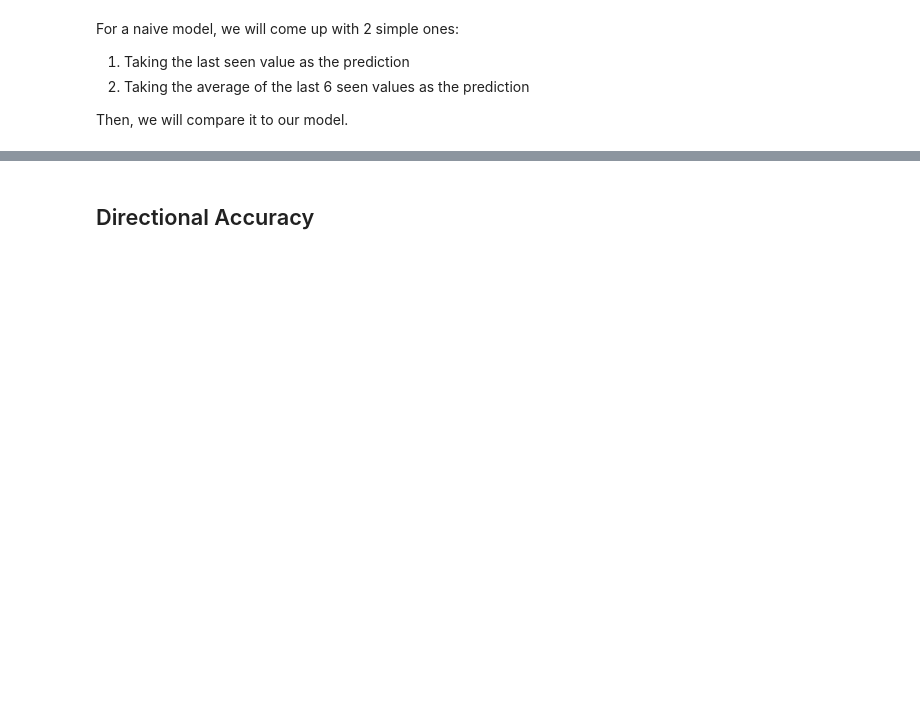
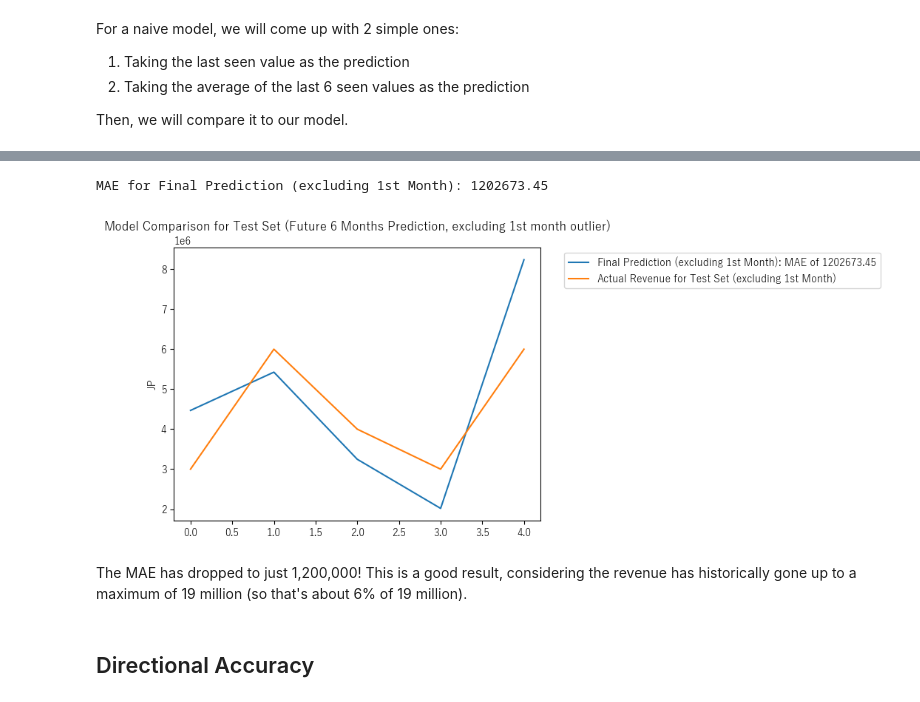
Before and after one commit to willowisp01/blue-archive-forecasting, a Jupyter notebook: analysis.ipynb, the cells around one changed output, grey strips where cells are left out. Cells and saved outputs as stored; diff of their text form; code cells hidden in the pictures; blank space fills up the shorter version.

```diff
--- a/analysis.ipynb
+++ b/analysis.ipynb
@@ -1148,3 +1148,26 @@ However, the MAE for the avg past 6 values are similar to our final model. As se
+# %%
+# remove the first month prediction and actual value as it is an outlier
+final_pred_no_outlier = final_pred.copy()[1:]
+y_test_no_outlier = y_test.iloc[1:]
+
+mae_final = mean_absolute_error(y_test_no_outlier, final_pred_no_outlier)
+
+print(f'MAE for Final Prediction (excluding 1st Month): {mae_final:.2f}')
+
+plt.tight_layout()
+
+sns.lineplot(final_pred_no_outlier, label=f'Final Prediction (excluding 1st Month): MAE of {mae_final:.2f}')
+sns.lineplot(y_test_no_outlier.reset_index(drop=True), label='Actual Revenue for Test Set (excluding 1st Month)')
+
+plt.title('Model Comparison for Test Set (Future 6 Months Prediction, excluding 1st month outlier)')
+
+plt.legend(loc='upper left', bbox_to_anchor=(1.05, 1))  # Move legend outside
+plt.show()
+# %% [output]
+MAE for Final Prediction (excluding 1st Month): 1202673.45
+[figure, added]
+# %% [markdown]
+The MAE has dropped to just 1,200,000! This is a good result, considering the revenue has historically gone up to a maximum of 19 million (so that's about 6% of 19 million).
 # %% [markdown]
 ## Directional Accuracy
 # %% [markdown]
```
Also changed, not shown: parts of 2 cells of this notebook.
